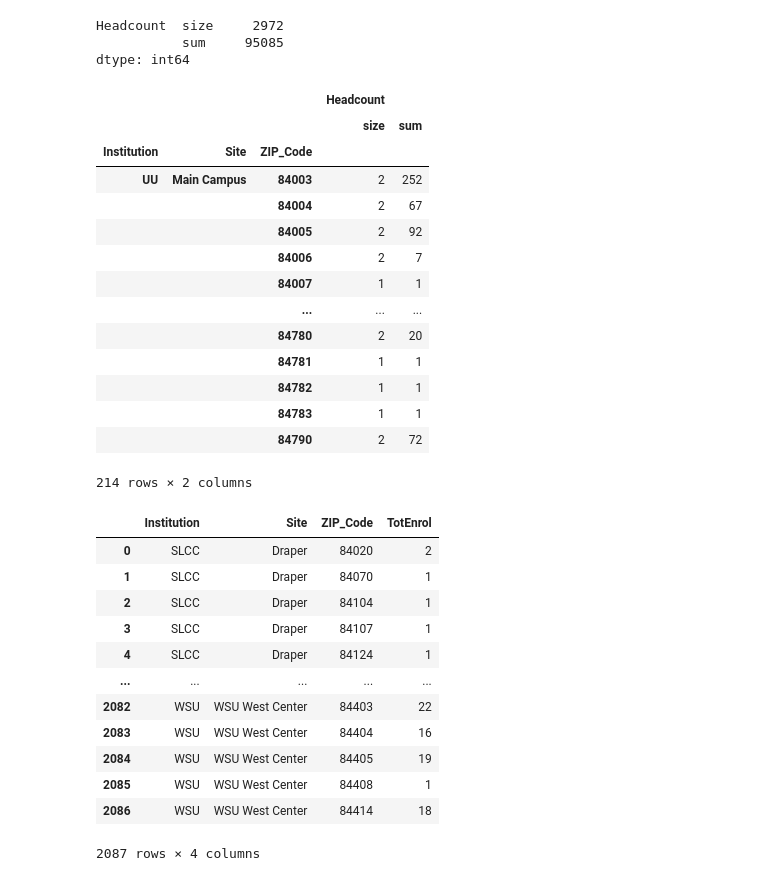
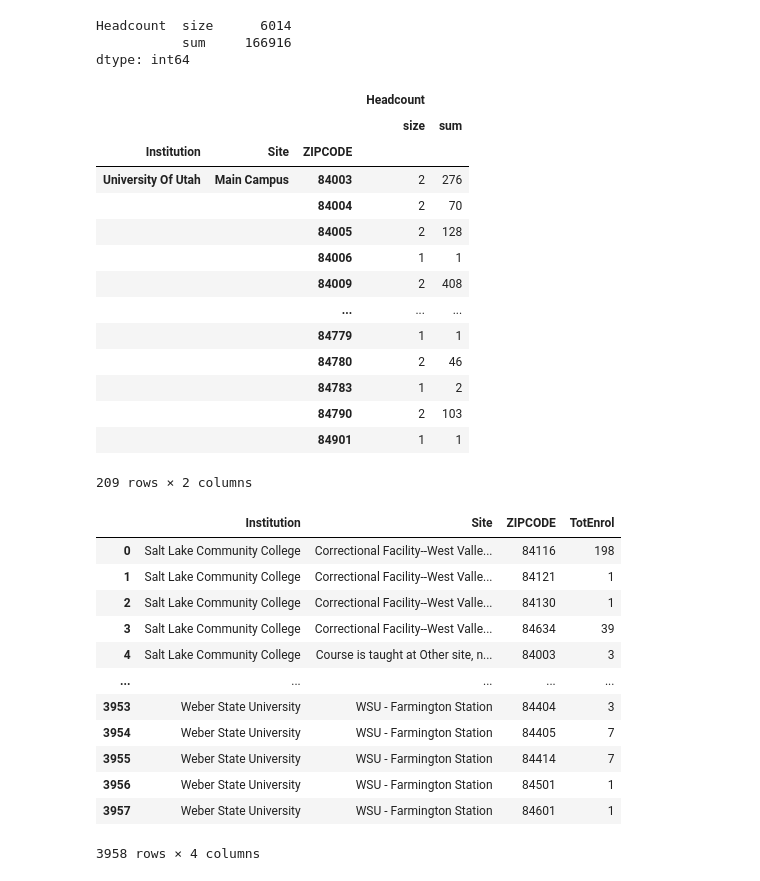
Before and after one commit to WFRCAnalytics/TDM-INP-College-Enrollment, a Jupyter notebook: 2-Public Enrollment Data 2020 by Zip Code.ipynb, the cells around one changed output. Cells and saved outputs as stored; diff of their text form; code cells hidden in the pictures.

```diff
--- a/2-Public Enrollment Data 2020 by Zip Code.ipynb
+++ b/2-Public Enrollment Data 2020 by Zip Code.ipynb
@@ -10,6 +10,6 @@ a:\1 - TDM\1 - Input Dev\0 - GlobalData\0 - TripTables\1 - College Base Year Enr
 # %%
 # Read 2020 csv as pandas dataframe object
-data_folder = os.path.join(os.getcwd(), r'data\USHE 2020 Enrollment')
+data_folder = os.path.join(os.getcwd(), r'data\USHE 2025 Enrollment')
 int_folder = os.path.join(os.getcwd(), r'intermediate')
 csv_enrol = os.path.join(data_folder, 'headcount.csv')
 df_enrol = pd.read_csv(csv_enrol)
@@ -82,45 +115,45 @@ df_enrol.groupby(['Institution','Site']).agg({'Headcount': [np.size, np.sum]})
 # %%
 df_enrol.groupby(['Institution','Site']).agg({'Headcount': [np.size, np.sum]}).sum()
 # %% [output]
-Headcount  size     2972
-           sum     95085
+Headcount  size      6014
+           sum     166916
 dtype: int64
 # %%
-df_enrol[(df_enrol['Institution'] == 'UU') & (df_enrol['Site'] == 'Main Campus')].groupby(['Institution','Site','ZIP_Code']).agg({'Headcount': [np.size, np.sum]})
+df_enrol[(df_enrol['Institution'] == 'University Of Utah') & (df_enrol['Site'] == 'Main Campus')].groupby(['Institution','Site','ZIPCODE']).agg({'Headcount': [np.size, np.sum]})
 # %% [output]
 |  |  |  | Headcount |  |
 |  |  |  | size | sum |
-| Institution | Site | ZIP_Code |  |  |
-| UU | Main Campus | 84003 | 2 | 252 |
-|  |  | 84004 | 2 | 67 |
-|  |  | 84005 | 2 | 92 |
-|  |  | 84006 | 2 | 7 |
-|  |  | 84007 | 1 | 1 |
+| Institution | Site | ZIPCODE |  |  |
+| University Of Utah | Main Campus | 84003 | 2 | 276 |
+|  |  | 84004 | 2 | 70 |
+|  |  | 84005 | 2 | 128 |
+|  |  | 84006 | 1 | 1 |
+|  |  | 84009 | 2 | 408 |
 |  |  | ... | ... | ... |
-|  |  | 84780 | 2 | 20 |
-|  |  | 84781 | 1 | 1 |
-|  |  | 84782 | 1 | 1 |
-|  |  | 84783 | 1 | 1 |
-|  |  | 84790 | 2 | 72 |
+|  |  | 84779 | 1 | 1 |
+|  |  | 84780 | 2 | 46 |
+|  |  | 84783 | 1 | 2 |
+|  |  | 84790 | 2 | 103 |
+|  |  | 84901 | 1 | 1 |
-214 rows × 2 columns
+209 rows × 2 columns
 # %%
-dfTotEnrolByZip = df_enrol.groupby(['Institution','Site','ZIP_Code'],as_index=False).agg(TotEnrol=('Headcount','sum'))
+dfTotEnrolByZip = df_enrol.groupby(['Institution','Site','ZIPCODE'],as_index=False).agg(TotEnrol=('Headcount','sum'))
 dfTotEnrolByZip.to_csv(os.path.join(int_folder,'campus_totenrol_byzip.csv'),index=False)
 dfTotEnrolByZip
 # %% [output]
-|  | Institution | Site | ZIP_Code | TotEnrol |
-| 0 | SLCC | Draper | 84020 | 2 |
-| 1 | SLCC | Draper | 84070 | 1 |
-| 2 | SLCC | Draper | 84104 | 1 |
-| 3 | SLCC | Draper | 84107 | 1 |
-| 4 | SLCC | Draper | 84124 | 1 |
+|  | Institution | Site | ZIPCODE | TotEnrol |
+| 0 | Salt Lake Community College | Correctional Facility--West Valle... | 84116 | 198 |
+| 1 | Salt Lake Community College | Correctional Facility--West Valle... | 84121 | 1 |
+| 2 | Salt Lake Community College | Correctional Facility--West Valle... | 84130 | 1 |
+| 3 | Salt Lake Community College | Correctional Facility--West Valle... | 84634 | 39 |
+| 4 | Salt Lake Community College | Course is taught at Other site, n... | 84003 | 3 |
 | ... | ... | ... | ... | ... |
-| 2082 | WSU | WSU West Center | 84403 | 22 |
-| 2083 | WSU | WSU West Center | 84404 | 16 |
-| 2084 | WSU | WSU West Center | 84405 | 19 |
-| 2085 | WSU | WSU West Center | 84408 | 1 |
-| 2086 | WSU | WSU West Center | 84414 | 18 |
+| 3953 | Weber State University | WSU - Farmington Station | 84404 | 3 |
+| 3954 | Weber State University | WSU - Farmington Station | 84405 | 7 |
+| 3955 | Weber State University | WSU - Farmington Station | 84414 | 7 |
+| 3956 | Weber State University | WSU - Farmington Station | 84501 | 1 |
+| 3957 | Weber State University | WSU - Farmington Station | 84601 | 1 |
-2087 rows × 4 columns
+3958 rows × 4 columns
 # %%
 dfTotEnrolByZip_College = pd.DataFrame.merge(dfCampusCodes,dfTotEnrolByZip,on=['Institution','Site'])
 dfTotEnrolByZip_College = dfTotEnrolByZip_College.drop(columns=(['Institution','Site']))
```
Also changed, not shown: parts of 7 cells of this notebook, 3 other files.
